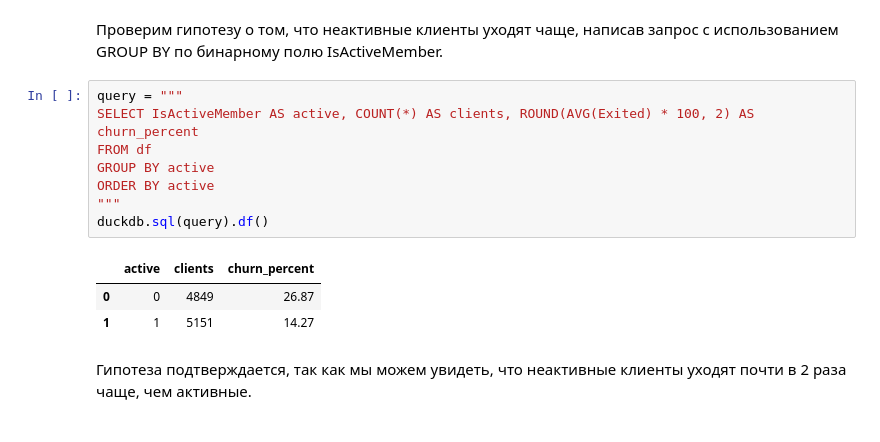
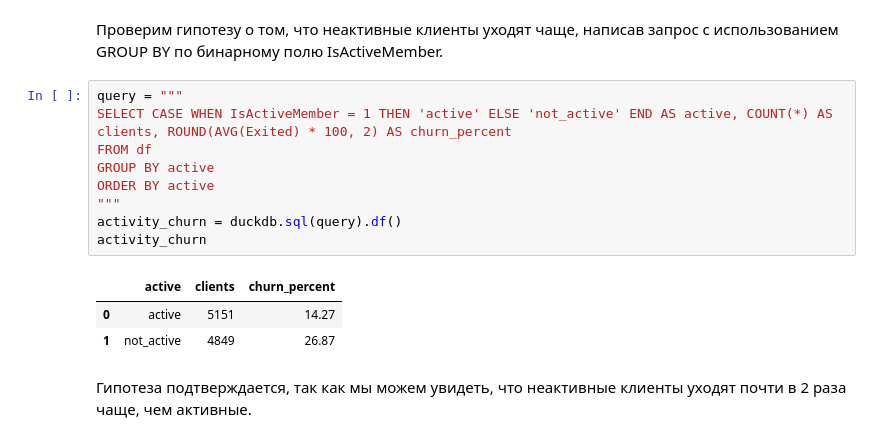
Before and after one commit to ilushav/bank-churn-analysis, a Jupyter notebook: notebooks/analysis.ipynb, the cells around one changed output. Cells and saved outputs as stored; diff of their text form.

```diff
--- a/notebooks/analysis.ipynb
+++ b/notebooks/analysis.ipynb
@@ -187,16 +191,17 @@ duckdb.sql(query).df()
 Проверим гипотезу о том, что неактивные клиенты уходят чаще, написав запрос с использованием GROUP BY по бинарному полю IsActiveMember.
 # %%
 query = """
-SELECT IsActiveMember AS active, COUNT(*) AS clients, ROUND(AVG(Exited) * 100, 2) AS churn_percent
+SELECT CASE WHEN IsActiveMember = 1 THEN 'active' ELSE 'not_active' END AS active, COUNT(*) AS clients, ROUND(AVG(Exited) * 100, 2) AS churn_percent
 FROM df
 GROUP BY active
 ORDER BY active
 """
-duckdb.sql(query).df()
+activity_churn = duckdb.sql(query).df()
+activity_churn
 # %% [output]
 |  | active | clients | churn_percent |
-| 0 | 0 | 4849 | 26.87 |
-| 1 | 1 | 5151 | 14.27 |
+| 0 | active | 5151 | 14.27 |
+| 1 | not_active | 4849 | 26.87 |
 # %% [markdown]
 Гипотеза подтверждается, так как мы можем увидеть, что неактивные клиенты уходят почти в 2 раза чаще, чем активные.
 # %% [markdown]
```
Also changed, not shown: parts of 22 cells of this notebook, 7 other files.
